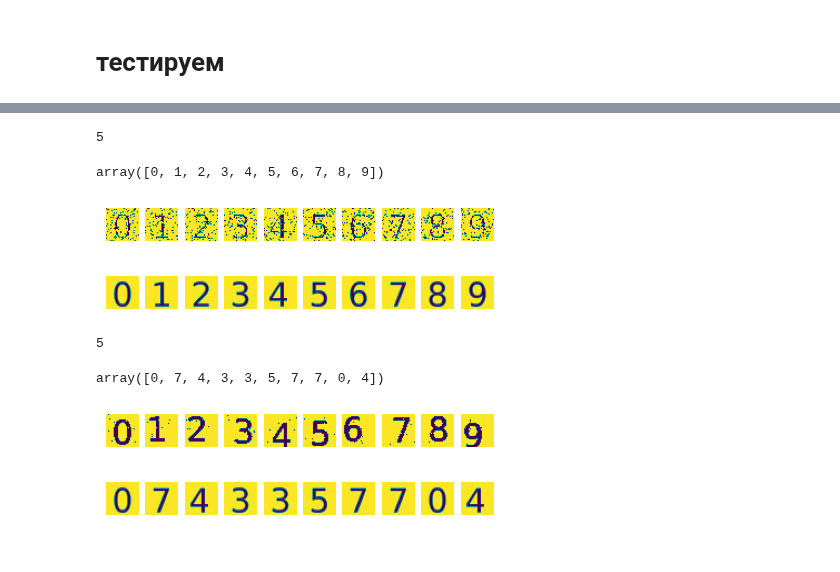
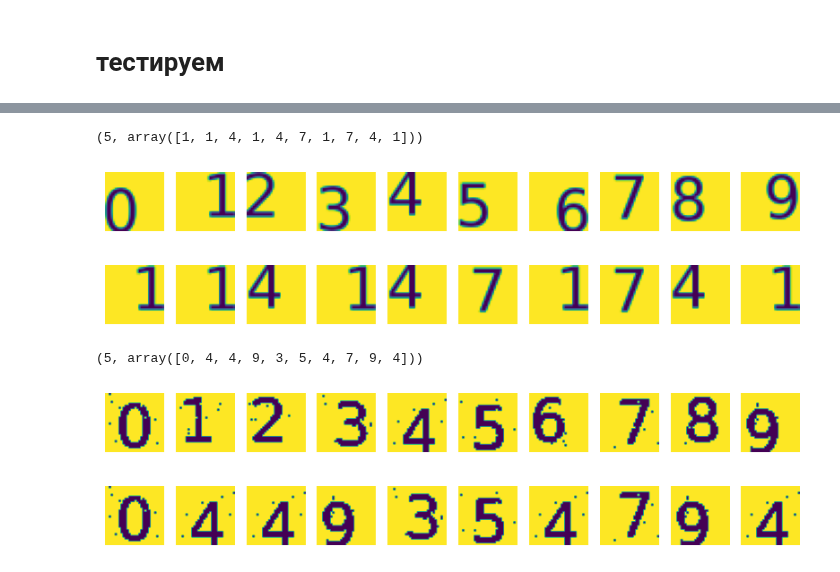
Before and after one commit to mechanoid5/ml_lectorium_2024_I, a Jupyter notebook: examples/18-hopfield/03-hamming.ipynb, the cells around one changed output, grey strips where cells are left out. Saved outputs shown, nothing was run; the diff lists cells and outputs as text; code cells hidden in the pictures.

```diff
--- a/examples/18-hopfield/03-hamming.ipynb
+++ b/examples/18-hopfield/03-hamming.ipynb
@@ -16,8 +17,16 @@ with gzip.open('data/30x30-123.pkl.gz','rb') as f:
+# %%
+data_train = data['train']['data']
+data_test_0 = data['test']['noise_lo']['data']
+data_test_1 = data['test']['noise_hi']['data']
+data_test_2 = data['test']['shift']['data']
+data_test_3 = data['test']['shift_noise_lo']['data']
+
+del data
 # %%
 import matplotlib.pyplot as plt
 
 def plot_images(data,figsize=(10,4)):
-    f, axarr = plt.subplots(1,len(data), sharey=False, sharex=False, figsize=figsize)
+    fig, ax = plt.subplots(1,len(data), figsize=figsize)
     for i in range(len(data)):
-        axarr[i].axis('off')
-        axarr[i].imshow(data[i])
+        ax[i].axis('off')
+        ax[i].imshow(data[i]) #,cmap='GnBu')
@@ -42,12 +54,18 @@ import numpy as np
 # %%
-(w,h),n = ideal[0].shape,len(ideal)
-x_train = np.sign( 127.-np.stack(ideal).reshape(n,w*h) )
+n,w,h = data_train.shape
+x_train = np.sign( 254.-data_train ).reshape(n,w*h)
 
-# (w,h),n = test[0].shape,len(test)
-x_test0 = np.sign( 127.-np.stack(test0).reshape(n,w*h) )
-x_test1 = np.sign( 127.-np.stack(test1).reshape(n,w*h) )
-x_test2 = np.sign( 127.-np.stack(test2).reshape(n,w*h) )
-x_test3 = np.sign( 127.-np.stack(test3).reshape(n,w*h) )
+n,w,h = data_test_0.shape
+x_test_0 = np.sign( 254.-data_test_0 ).reshape(n,w*h)
 
-display( x_train.shape, x_test0.shape, x_test1.shape, x_test2.shape, x_test3.shape )
+n,w,h = data_test_1.shape
+x_test_1 = np.sign( 254.-data_test_1 ).reshape(n,w*h)
+
+n,w,h = data_test_2.shape
+x_test_2 = np.sign( 254.-data_test_2 ).reshape(n,w*h)
+
+n,w,h = data_test_3.shape
+x_test_3 = np.sign( 254.-data_test_3 ).reshape(n,w*h)
+
+display(( x_train.shape, x_test_0.shape, x_test_1.shape, x_test_2.shape, x_test_3.shape ))
 # %% [output]
@@ -132,22 +144,20 @@ array([0, 1, 2, 3, 4, 5, 6, 7, 8, 9])
 # %%
-# сильно зашумлённые
-n,p = model.predict(x_test0)
-display(n,p)
-plot_images(test0,(5,2))
-plot_images(np.stack(ideal)[p],(5,2))
+# искажение сдвигом
+n,p = model.predict(x_test_2)
+display((n,p))
+plot_images(data_test_2, (len(data_test_2), 2))
+plot_images(data_test_2[p], (len(data_test_2), 2))
 # %% [output]
-5
+(5, array([1, 1, 4, 1, 4, 7, 1, 7, 4, 1]))
-array([0, 1, 2, 3, 4, 5, 6, 7, 8, 9])
-[figure, old version]
+[figure, new version]
-[figure, old version]
+[figure, new version]
 # %%
 # искажение сдвигом
-n,p = model.predict(x_test1)
-display(n,p)
-plot_images(test1,(5,2))
-plot_images(np.stack(ideal)[p],(5,2))
+n,p = model.predict(x_test_3)
+display((n,p))
+plot_images(data_test_3, (len(data_test_3), 2))
+plot_images(data_test_3[p], (len(data_test_3), 2))
 # %% [output]
-5
+(5, array([0, 4, 4, 9, 3, 5, 4, 7, 9, 4]))
-array([0, 7, 4, 3, 3, 5, 7, 7, 0, 4])
-[figure, old version]
+[figure, new version]
-[figure, old version]
+[figure, new version]
```
Also changed, not shown: parts of 16 cells of this notebook, 8 other files.
